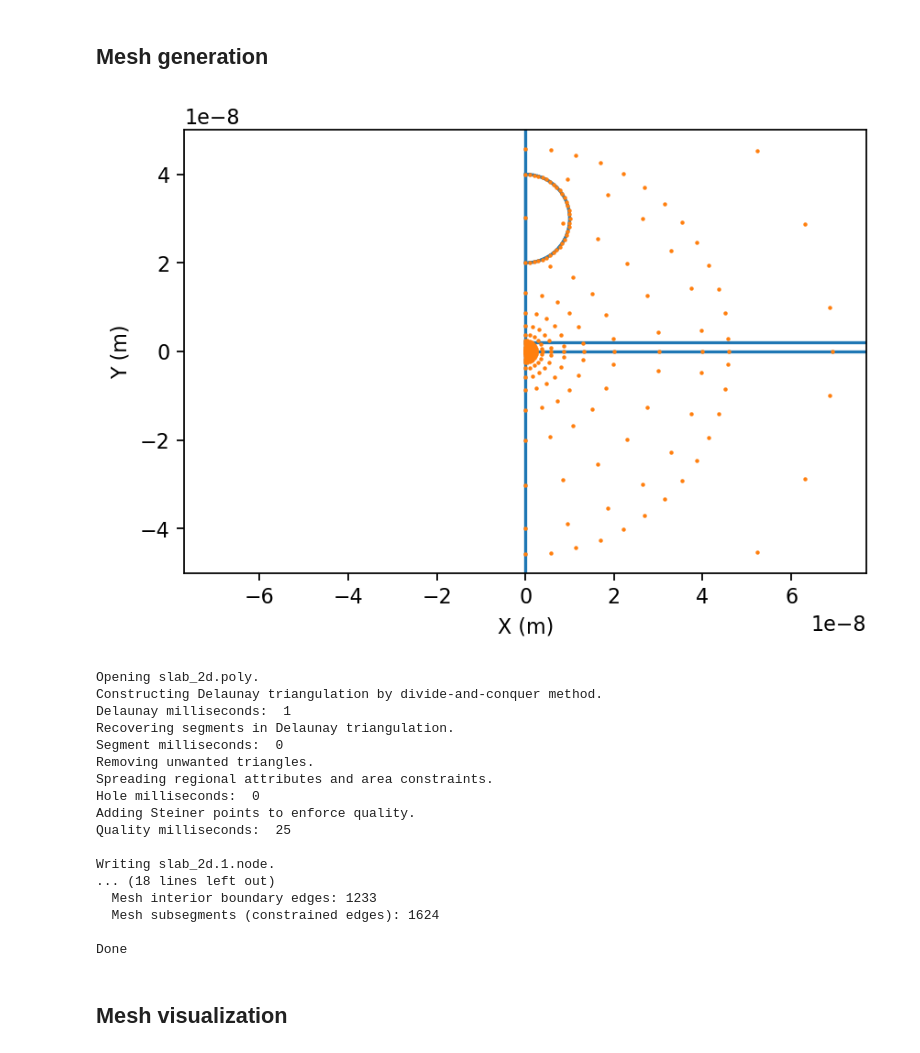
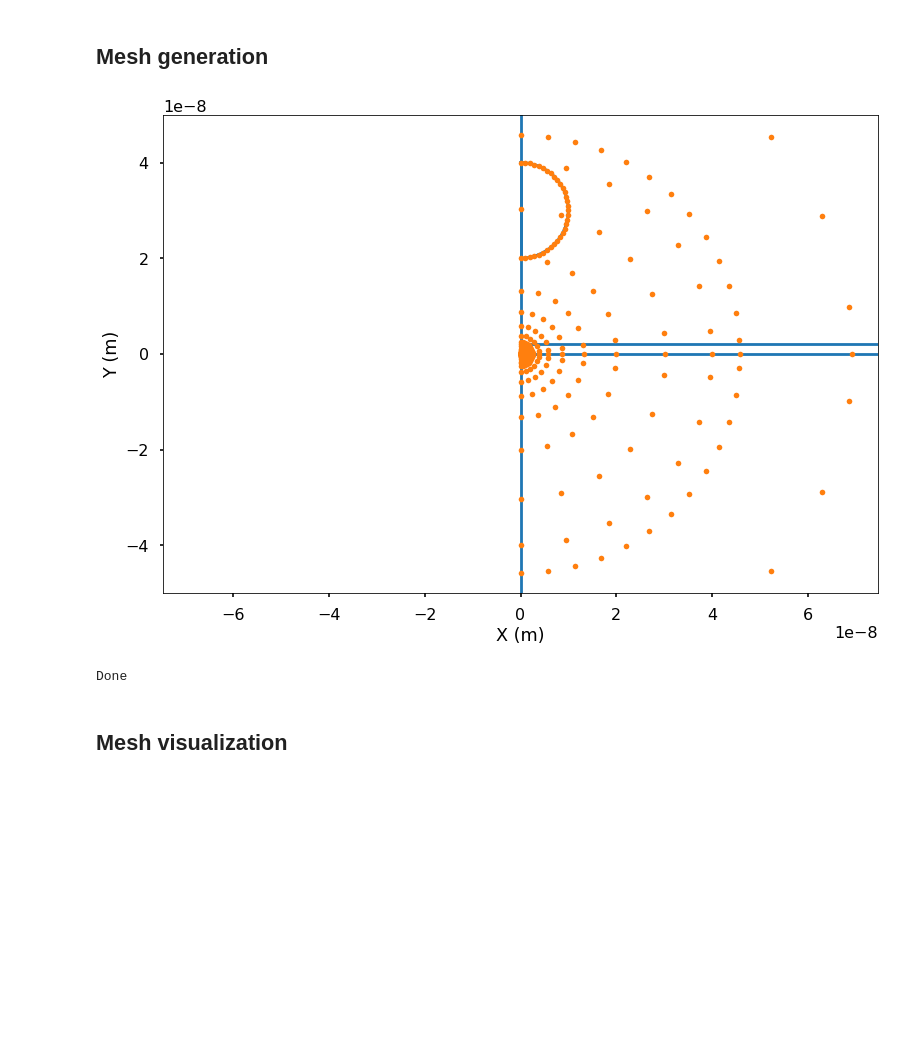
Before and after one commit to yuccadrew/sip, a Jupyter notebook: test_sip.ipynb, the cells around one changed output. Drawn from its saved outputs; the diff is of its cells as text; code cells hidden in the pictures; blank space fills up the shorter version.

```diff
--- a/test_sip.ipynb
+++ b/test_sip.ipynb
@@ -33,6 +33,7 @@ where $u$ denotes the dependent variable and $\mathbf n$ the inward-pointing uni
 %reset -f
 %matplotlib inline
 import matplotlib.pyplot as plt
+plt.style.use('seaborn-poster')
 
 import copy,time
 import numpy as np
@@ -1539,7 +1587,7 @@ def discretize_grid():
     rho=np.r_[rho[mask],40e-9,rho[~mask]]
 
     #display and check the discretization
-    fig,ax=plt.subplots(dpi=160)
+    fig,ax=plt.subplots()
     mask=rho>0
     ax.plot(rho[mask]/debye_len,np.zeros_like(rho[mask]),'o',markersize=5)
     ax.set_xscale('log')
@@ -1670,11 +1718,11 @@ def generate_mesh():
         #y = [rho[i],-rho[i]]
         cpts = np.r_[cpts,np.c_[x,y,np.ones(len(x))*0]] #node flag of 0
 
-    fig,ax=plt.subplots(dpi=160)
+    fig,ax=plt.subplots()
     x=cpts[segs[:,:-1].astype(int),0]
     y=cpts[segs[:,:-1].astype(int),1]
     ax.plot(x.T,y.T,'-',color='tab:blue')
-    ax.plot(cpts[:,0],cpts[:,1],'.',markersize=2,color='tab:orange')
+    ax.plot(cpts[:,0],cpts[:,1],'.',color='tab:orange')
     ax.set_xlabel('X (m)')
     ax.set_ylabel('Y (m)')
     ax.axis('equal')
@@ -1696,52 +1744,36 @@ def generate_mesh():
     f1.write('\n\n')
 
     #write the segments
     cnt = 1
     f1.write(str(len(segs))+' 1 #segments, boundary marker\n')
     for i in range(len(segs)):
         f1.write("{0:6.0F} {1:5.0F} {2:5.0F} {3:6.0F}\n".format(cnt,segs[i,0]+1,segs[i,1]+1,segs[i,2]))
         cnt = cnt+1
 
     #holes
     f1.write('\n\n1\n')
     f1.write('1 {0:12.6F} {1:12.6F} 1\n'.format(1.0,30.0))
     f1.write('\n\n')
 
     #area constraints for each of 4 zones
     f1.write('3\n')
     f1.write('1 {0:12.6F} {1:12.6F} 1 {2:12.6F}\n'.format(10.0,-1.0,1000))
     f1.write('2 {0:12.6F} {1:12.6F} 2 {2:12.6F}\n'.format(10.0,1.0,1000))
     f1.write('3 {0:12.6F} {1:12.6F} 3 {2:12.6F}\n'.format(10.0,100.0,1000))
 
     f1.write('# triangle -pnq30Aae slab_2d.poly \n')
     f1.close()
 
     return cpts,segs
 
 if __name__=='__main__':
     cpts,segs=generate_mesh()
-    process=subprocess.Popen(['triangle -pnq30Aae slab_2d.poly'],shell=True)
-    process.wait()
+    #process=subprocess.Popen(['triangle -pnq30Aae slab_2d.poly'],shell=True)
+    #process.wait()
 
     print('Done')
 # %% [output]
-[figure, old version]
+[figure, new version]
-Opening slab_2d.poly.
-Constructing Delaunay triangulation by divide-and-conquer method.
-Delaunay milliseconds:  1
-Recovering segments in Delaunay triangulation.
-Segment milliseconds:  0
-Removing unwanted triangles.
-Spreading regional attributes and area constraints.
-Hole milliseconds:  0
-Adding Steiner points to enforce quality.
-Quality milliseconds:  25
-
-Writing slab_2d.1.node.
-... (18 lines left out)
-  Mesh interior boundary edges: 1233
-  Mesh subsegments (constrained edges): 1624
-
 Done
 # %% [markdown]
 ## Mesh visualization <a id="4.4"></a>
```
Also changed, not shown: parts of 15 cells of this notebook.
